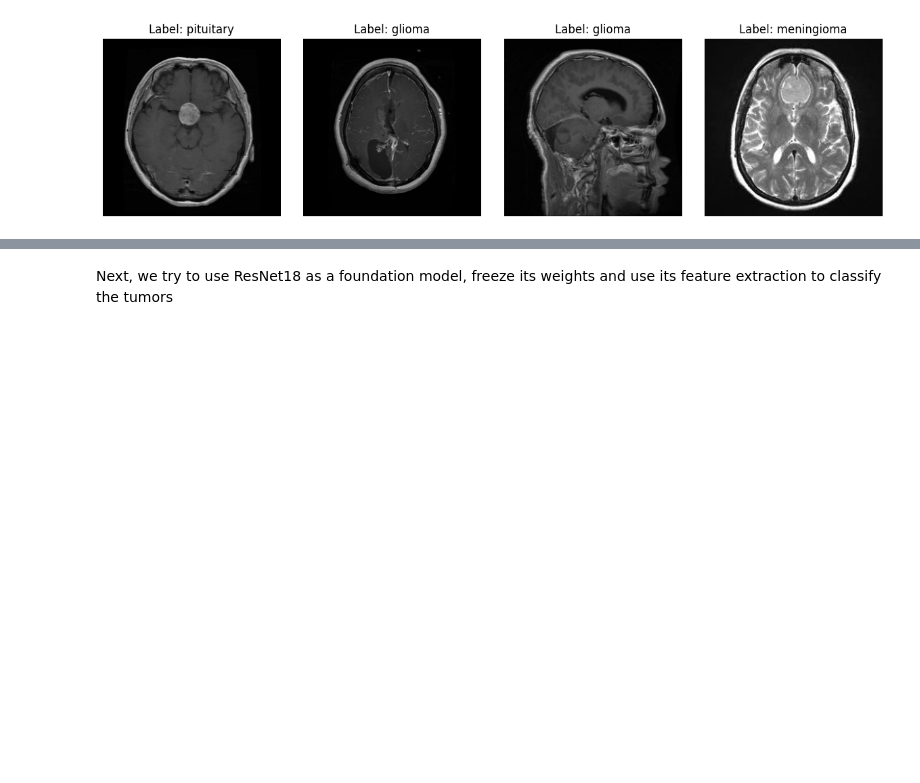
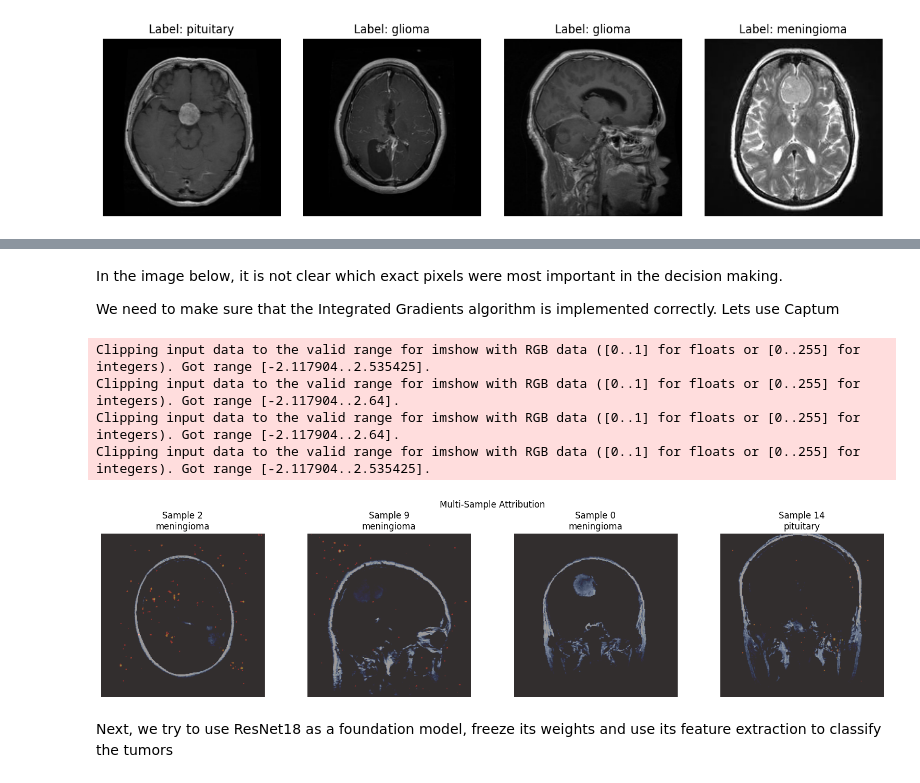
Before and after one commit to Sgouwens/deeplearning, a Jupyter notebook: Brain Cancer classification.ipynb, the cells around one changed output, grey strips where cells are left out. Drawn from its saved outputs; the diff is of its cells as text; code cells hidden in the pictures; blank space fills up the shorter version.

```diff
--- a/Brain Cancer classification.ipynb
+++ b/Brain Cancer classification.ipynb
@@ -129,8 +137,3 @@ test_loader = DataLoader(dataset=test, batch_size=16, shuffle=True)
 train.plot_random_images(num_images=4)
 # %% [output]
 [figure]
-# %%
-for batch in train_loader:
-    break
-
-[item.shape for item in batch]
@@ -301,3 +319,18 @@ Clipping input data to the valid range for imshow with RGB data ([0..1] for floa
+# %% [markdown]
+In the image below, it is not clear which exact pixels were most important in the decision making.
+
+We need to make sure that the Integrated Gradients algorithm is implemented correctly. Lets use Captum
+# %%
+idx = torch.randperm(16)[:4]
+ig = integrated_gradients(batch[0], model)
+ig = torch.where(ig < 0.1, 0, ig)
+show_attribution_overlays(batch[0], ig, batch[1], idx, model, "Multi-Sample Attribution")
+# %% [output]
+Clipping input data to the valid range for imshow with RGB data ([0..1] for floats or [0..255] for integers). Got range [-2.117904..2.535425].
+Clipping input data to the valid range for imshow with RGB data ([0..1] for floats or [0..255] for integers). Got range [-2.117904..2.64].
+Clipping input data to the valid range for imshow with RGB data ([0..1] for floats or [0..255] for integers). Got range [-2.117904..2.64].
+Clipping input data to the valid range for imshow with RGB data ([0..1] for floats or [0..255] for integers). Got range [-2.117904..2.535425].
+[figure, added]
 # %% [markdown]
 Next, we try to use ResNet18 as a foundation model, freeze its weights and use its feature extraction to classify the tumors
 # %%
```
Also changed, not shown: parts of 13 cells of this notebook.
